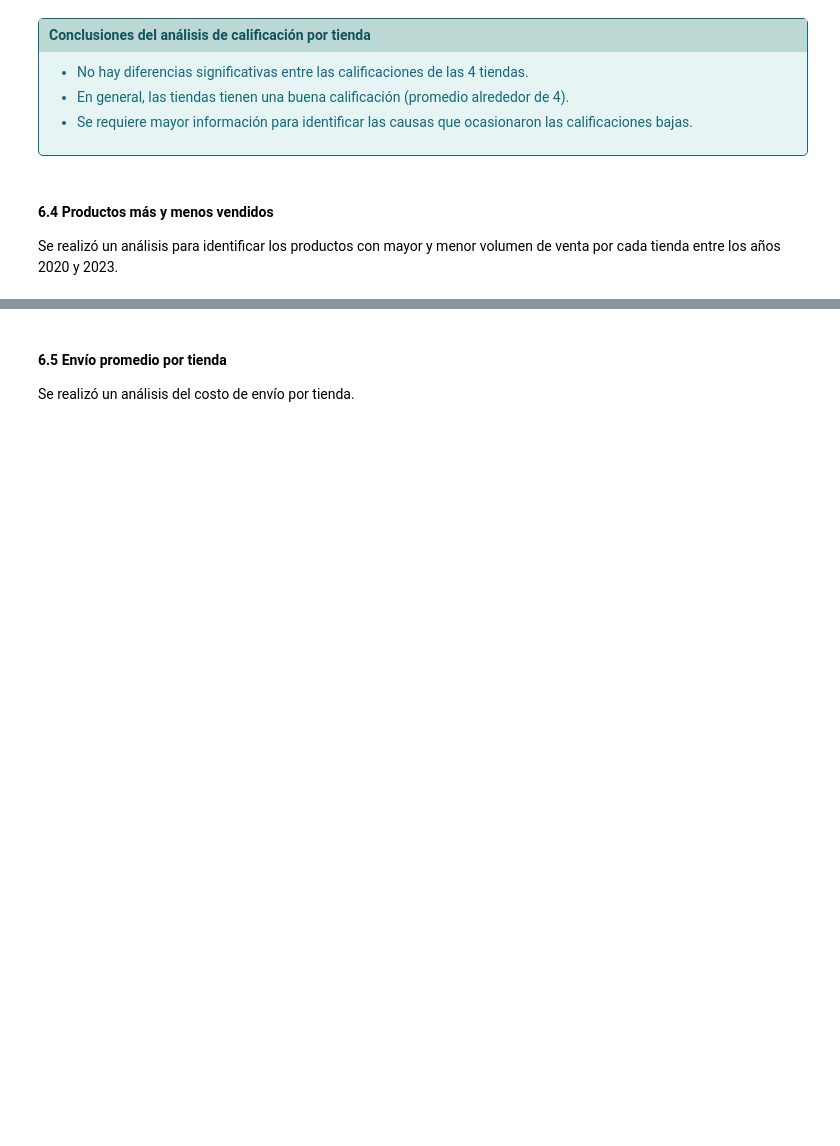
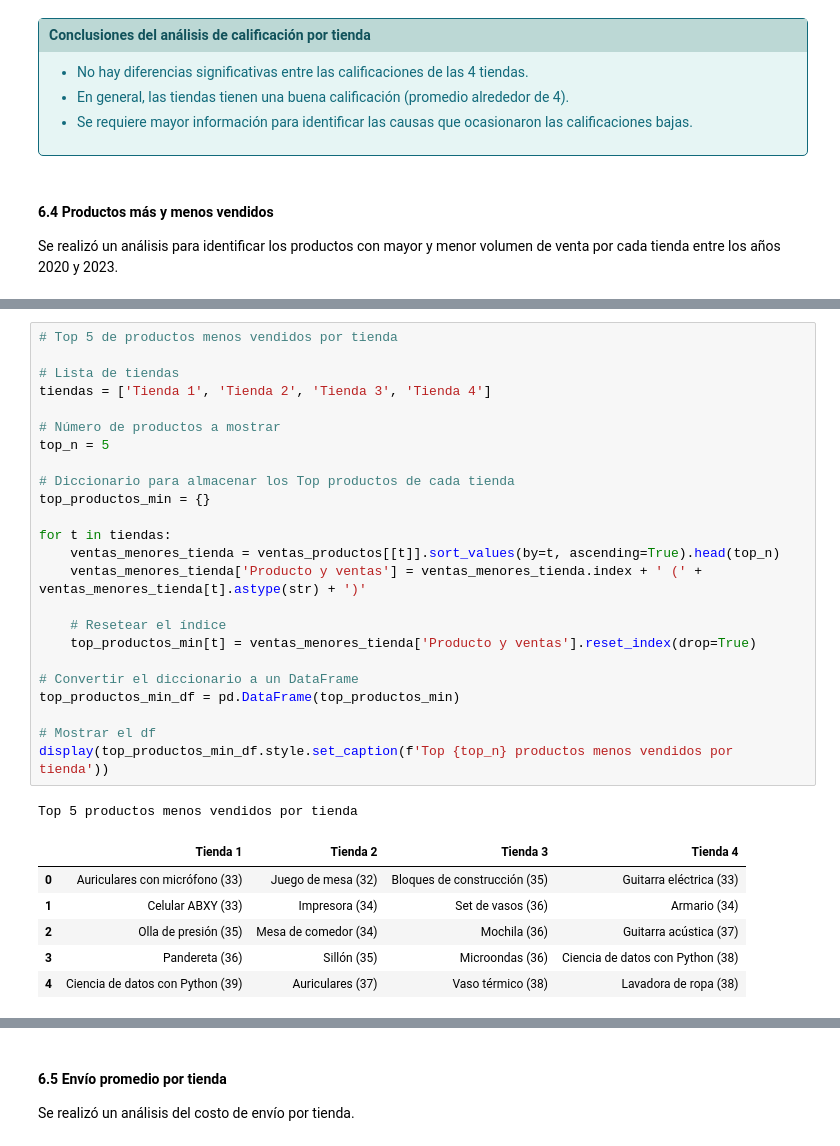
Before and after one commit to ecordovag/challenge_alura_store, a Jupyter notebook: AluraStoreLatam.ipynb, the cells around one changed output, grey strips where cells are left out. Saved outputs shown, nothing was run; the diff lists cells and outputs as text; blank space fills up the shorter version.

```diff
--- a/AluraStoreLatam.ipynb
+++ b/AluraStoreLatam.ipynb
@@ -1117,0 +1063,32 @@ plt.show()
+# %%
+# Top 5 de productos menos vendidos por tienda
+
+# Lista de tiendas
+tiendas = ['Tienda 1', 'Tienda 2', 'Tienda 3', 'Tienda 4']
+
+# Número de productos a mostrar
+top_n = 5
+
+# Diccionario para almacenar los Top productos de cada tienda
+top_productos_min = {}
+
+for t in tiendas:
+    ventas_menores_tienda = ventas_productos[[t]].sort_values(by=t, ascending=True).head(top_n)
+    ventas_menores_tienda['Producto y ventas'] = ventas_menores_tienda.index + ' (' + ventas_menores_tienda[t].astype(str) + ')'
+
+    # Resetear el índice
+    top_productos_min[t] = ventas_menores_tienda['Producto y ventas'].reset_index(drop=True)
+
+# Convertir el diccionario a un DataFrame
+top_productos_min_df = pd.DataFrame(top_productos_min)
+
+# Mostrar el df
+display(top_productos_min_df.style.set_caption(f'Top {top_n} productos menos vendidos por tienda'))
+# %% [output]
+Top 5 productos menos vendidos por tienda
+|  | Tienda 1 | Tienda 2 | Tienda 3 | Tienda 4 |
+| 0 | Auriculares con micrófono (33) | Juego de mesa (32) | Bloques de construcción (35) | Guitarra eléctrica (33) |
+| 1 | Celular ABXY (33) | Impresora (34) | Set de vasos (36) | Armario (34) |
+| 2 | Olla de presión (35) | Mesa de comedor (34) | Mochila (36) | Guitarra acústica (37) |
+| 3 | Pandereta (36) | Sillón (35) | Microondas (36) | Ciencia de datos con Python (38) |
+| 4 | Ciencia de datos con Python (39) | Auriculares (37) | Vaso térmico (38) | Lavadora de ropa (38) |
```
Also changed, not shown: parts of 14 cells of this notebook.
